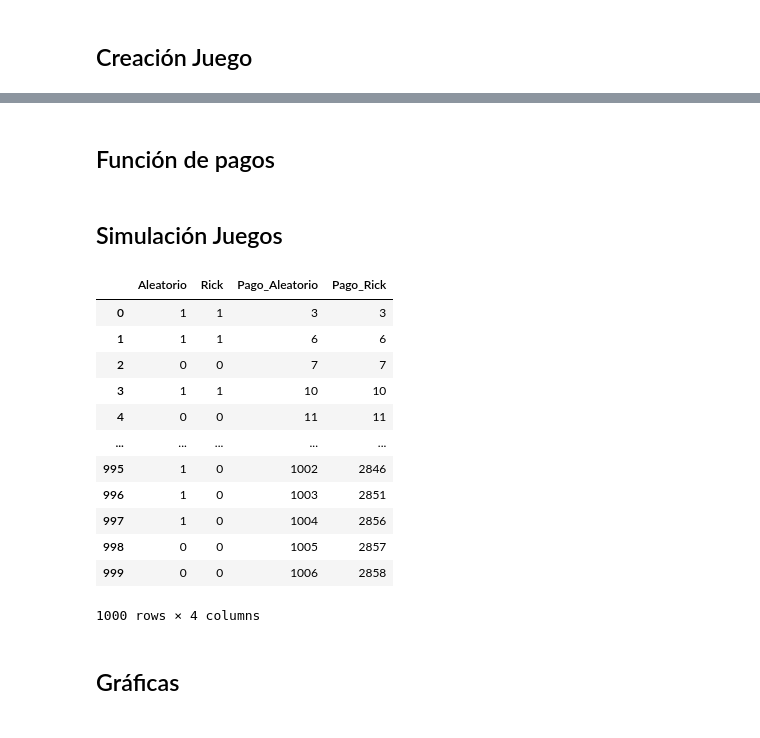
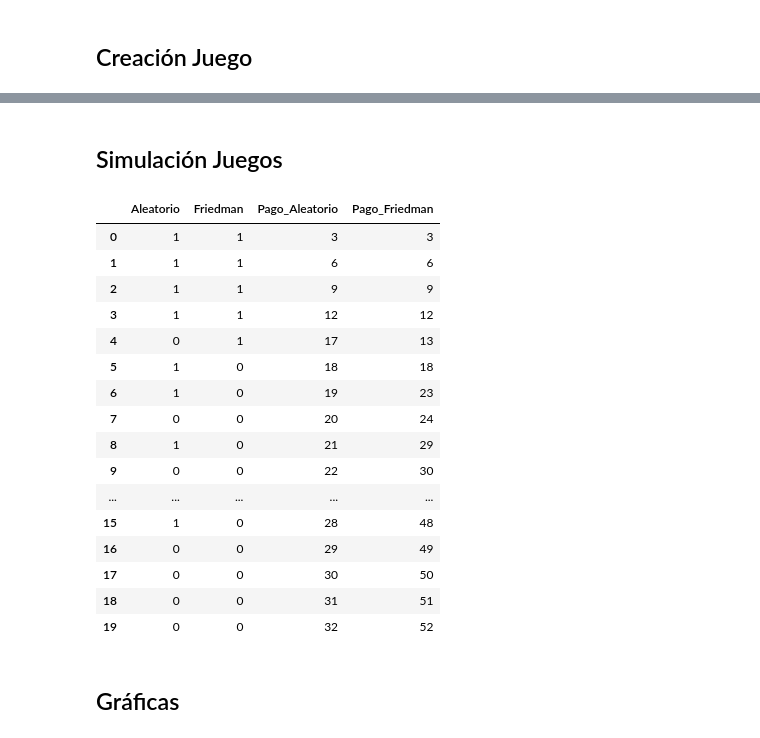
Before and after one commit to AlexFajardo26/Teoria_de_juegos, a Jupyter notebook: Proyecto.ipynb, the cells around one changed output, grey strips where cells are left out. Drawn from its saved outputs; the diff is of its cells as text; code cells hidden in the pictures.

```diff
--- a/Proyecto.ipynb
+++ b/Proyecto.ipynb
@@ -11,7 +31,7 @@ import matplotlib.pyplot as plt
 random.seed(42)
 aleatorio = []
 
-for i in range(1000):
+for i in range(20):
     aleatorio.append(np.random.randint(0,2))
 
 jugadores_nombres = ["Rick", "Friedman", "Joss", "GraasKamp", "Tit_for_tat", 'tester',' tit for 2tat']
@@ -96,10 +116,3 @@ for i in range(len(aleatorio)):
         bloqueo = 0
 
 jugadores.append(Tit_for_2Tat)
-# %%
-df = pd.DataFrame({
-    'Ronda': list(range(1, 1001)),
-    'Aleatorio': aleatorio,
-    'Rick': Tit_for_2Tat
-})
-df
@@ -120,2 +118,0 @@ df
-# %% [markdown]
-## Función de pagos
@@ -142,34 +218,37 @@ def calcular_pagos(aleatorio, jugador):
 # %%
 dataframes = []
 
 for i, jugador in enumerate(jugadores):
     nombre = jugadores_nombres[i]
     pagos_A, pagos_J = calcular_pagos(aleatorio, jugador)
 
     df = pd.DataFrame({
         "Aleatorio": aleatorio,
         nombre: jugador,
         "Pago_Aleatorio": pagos_A,
         f"Pago_{nombre}": pagos_J
     })
 
     dataframes.append(df)
-
-dataframes[0]
+dataframes[1]
 # %% [output]
-|  | Aleatorio | Rick | Pago_Aleatorio | Pago_Rick |
+|  | Aleatorio | Friedman | Pago_Aleatorio | Pago_Friedman |
 | 0 | 1 | 1 | 3 | 3 |
 | 1 | 1 | 1 | 6 | 6 |
-| 2 | 0 | 0 | 7 | 7 |
-| 3 | 1 | 1 | 10 | 10 |
-| 4 | 0 | 0 | 11 | 11 |
+| 2 | 1 | 1 | 9 | 9 |
+| 3 | 1 | 1 | 12 | 12 |
+| 4 | 0 | 1 | 17 | 13 |
+| 5 | 1 | 0 | 18 | 18 |
+| 6 | 1 | 0 | 19 | 23 |
+| 7 | 0 | 0 | 20 | 24 |
+| 8 | 1 | 0 | 21 | 29 |
+| 9 | 0 | 0 | 22 | 30 |
 | ... | ... | ... | ... | ... |
-| 995 | 1 | 0 | 1002 | 2846 |
-| 996 | 1 | 0 | 1003 | 2851 |
-| 997 | 1 | 0 | 1004 | 2856 |
-| 998 | 0 | 0 | 1005 | 2857 |
-| 999 | 0 | 0 | 1006 | 2858 |
+| 15 | 1 | 0 | 28 | 48 |
+| 16 | 0 | 0 | 29 | 49 |
+| 17 | 0 | 0 | 30 | 50 |
+| 18 | 0 | 0 | 31 | 51 |
+| 19 | 0 | 0 | 32 | 52 |
-1000 rows × 4 columns
 # %% [markdown]
 ## Gráficas
 # %%
```
Also changed, not shown: parts of 7 cells of this notebook.
